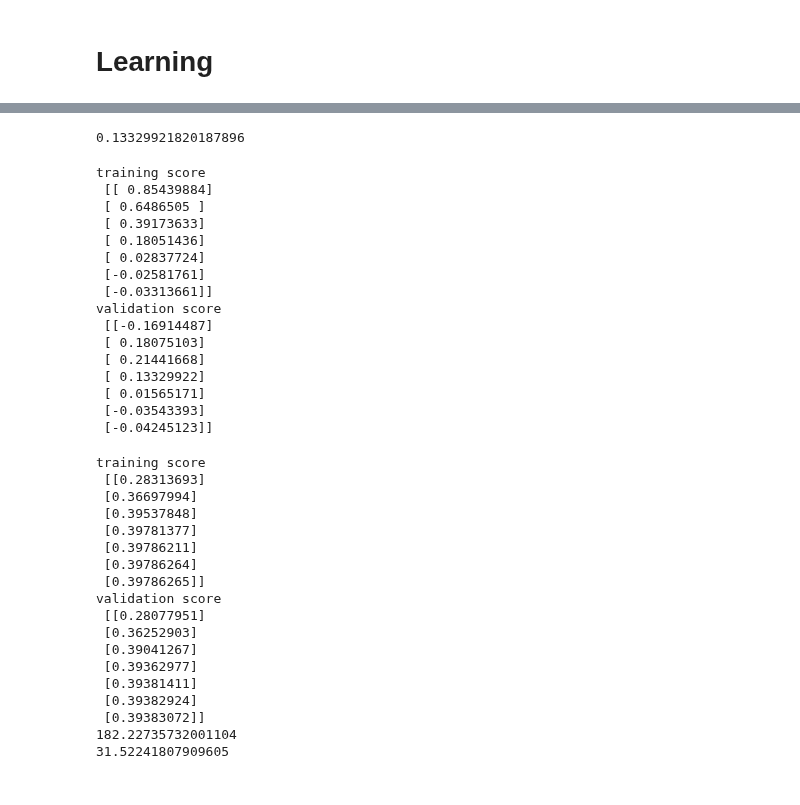
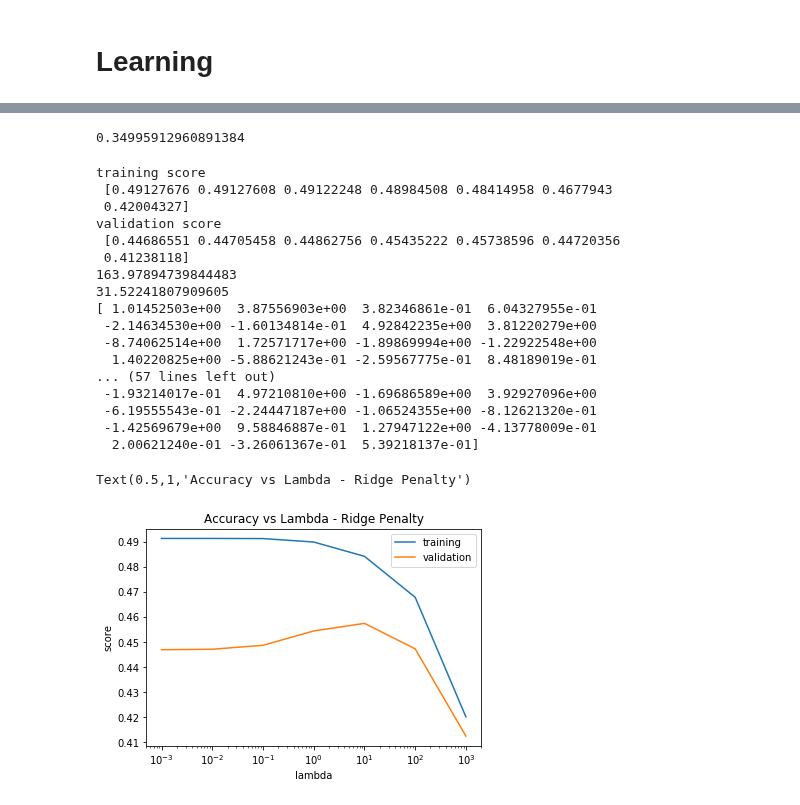
Before and after one commit to FJYang96/CS229-Project, a Jupyter notebook: FinalProject.ipynb, the cells around one changed output, grey strips where cells are left out. Drawn from its saved outputs; the diff is of its cells as text; code cells hidden in the pictures.

Commit message:
removed comorbidity as feature; debugged ridge and lasso

```diff
--- a/FinalProject.ipynb
+++ b/FinalProject.ipynb
@@ -61,8 +42,10 @@ feature_names.remove('Therapeutic_Dose_of_Warfarin')
 # Drop Subject_ID (irrelevant) and Medication (different to encode)
 X = X.drop('PharmGKB_Subject_ID',axis=1)
 X = X.drop('Medications',axis=1)
+X = X.drop('Comorbidities',axis=1)
 feature_names.remove('PharmGKB_Subject_ID')
 feature_names.remove('Medications')
+feature_names.remove('Comorbidities')
 # %%
 ####################################################################
 # Encode different features with numeric/label/onehot encodings
@@ -113,3 +100,7 @@ X_transformed.shape
+# %%
+# Split the data into train, val and test
+X_trainval, X_test, y_trainval, y_test = train_test_split(X_transformed, y, test_size=0.2, random_state=5)
+X_train, X_val, y_train, y_val = train_test_split(X_trainval, y_trainval, test_size = 0.2, random_state = 5)
 # %% [markdown]
 # Learning
 # %%
@@ -141,7 +143,7 @@ svm_regressor = SVR(kernel='rbf', gamma='auto')
 svm_regressor.fit(X_train, y_train)
 svm_regressor.score(X_val, y_val)
 # %% [output]
-0.13329921820187896
+0.34995912960891384
 # %%
 # SVM with various hyperparameters
 from sklearn.svm import SVR
@@ -158,36 +160,19 @@ for i, C in enumerate((1000,100,10,1, 0.1, 0.01,0.001)):
 
 print('training score \n', svm_score_train)
 print('validation score \n', svm_score_val)
-# %% [output]
-training score
- [[ 0.85439884]
- [ 0.6486505 ]
- [ 0.39173633]
- [ 0.18051436]
- [ 0.02837724]
- [-0.02581761]
- [-0.03313661]]
-validation score
- [[-0.16914487]
- [ 0.18075103]
- [ 0.21441668]
- [ 0.13329922]
- [ 0.01565171]
- [-0.03543393]
- [-0.04245123]]
 # %%
 # Ridge Regression
 from sklearn.linear_model import Ridge
 
 #initialise arrays to store the scores
-ridge_score_train = np.zeros((7,1))
-ridge_score_val = np.zeros((7,1))
+ridge_score_train = np.zeros(7)
+ridge_score_val = np.zeros(7)
 
 for i, C in enumerate((1000,100,10,1, 0.1, 0.01,0.001)):
-    ridge_regressor = Ridge(alpha=C, fit_intercept = True)
+    ridge_regressor = Ridge(alpha=1/C, fit_intercept = True)
     ridge_regressor.fit(X_train,y_train)
-    ridge_score_train[i,:] = ridge_regressor.score(X_train,y_train)
-    ridge_score_val[i,:] = ridge_regressor.score(X_val,y_val)
+    ridge_score_train[i] = ridge_regressor.score(X_train,y_train)
+    ridge_score_val[i] = ridge_regressor.score(X_val,y_val)
 
 print('training score \n', ridge_score_train)
 print('validation score \n', ridge_score_val)
@@ -197,25 +182,38 @@ best_ridge.fit(X_train,y_train)
 y_pred = best_ridge.predict(X_val)
 print(mean_squared_error(y_val,y_pred))
 print(np.mean(y_val))
+
+print(best_ridge.coef_)
 # %% [output]
 training score
- [[0.28313693]
- [0.36697994]
- [0.39537848]
- [0.39781377]
- [0.39786211]
- [0.39786264]
- [0.39786265]]
+ [0.49127676 0.49127608 0.49122248 0.48984508 0.48414958 0.4677943
+ 0.42004327]
 validation score
- [[0.28077951]
- [0.36252903]
- [0.39041267]
- [0.39362977]
- [0.39381411]
- [0.39382924]
- [0.39383072]]
-182.22735732001104
+ [0.44686551 0.44705458 0.44862756 0.45435222 0.45738596 0.44720356
+ 0.41238118]
+163.97894739844483
 31.52241807909605
+[ 1.01452503e+00  3.87556903e+00  3.82346861e-01  6.04327955e-01
+ -2.14634530e+00 -1.60134814e-01  4.92842235e+00  3.81220279e+00
+ -8.74062514e+00  1.72571717e+00 -1.89869994e+00 -1.22922548e+00
+  1.40220825e+00 -5.88621243e-01 -2.59567775e-01  8.48189019e-01
+... (57 lines left out)
+ -1.93214017e-01  4.97210810e+00 -1.69686589e+00  3.92927096e+00
+ -6.19555543e-01 -2.24447187e+00 -1.06524355e+00 -8.12621320e-01
+ -1.42569679e+00  9.58846887e-01  1.27947122e+00 -4.13778009e-01
+  2.00621240e-01 -3.26061367e-01  5.39218137e-01]
+# %%
+xaxis = [0.001,0.01,0.1,1,10,100,1000] #values of lambda used
+plt.plot(xaxis,ridge_score_train, label = 'training')
+plt.plot(xaxis,ridge_score_val, label = 'validation')
+plt.xlabel('lambda')
+plt.ylabel('score')
+plt.legend()
+plt.xscale('log')
+plt.title('Accuracy vs Lambda - Ridge Penalty')
+# %% [output]
+Text(0.5,1,'Accuracy vs Lambda - Ridge Penalty')
+[figure, added]
 # %%
 # Lasso Regression
 from sklearn.linear_model import Lasso
```
Also changed, not shown: parts of 13 cells of this notebook, 1 other file.
